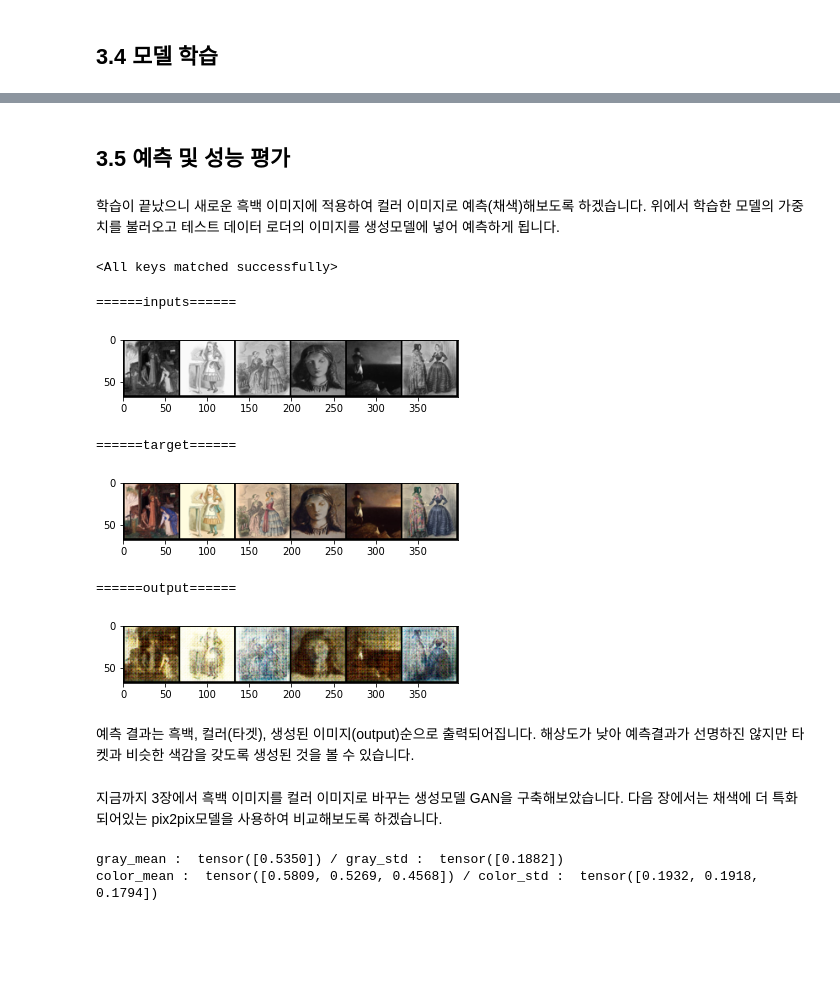
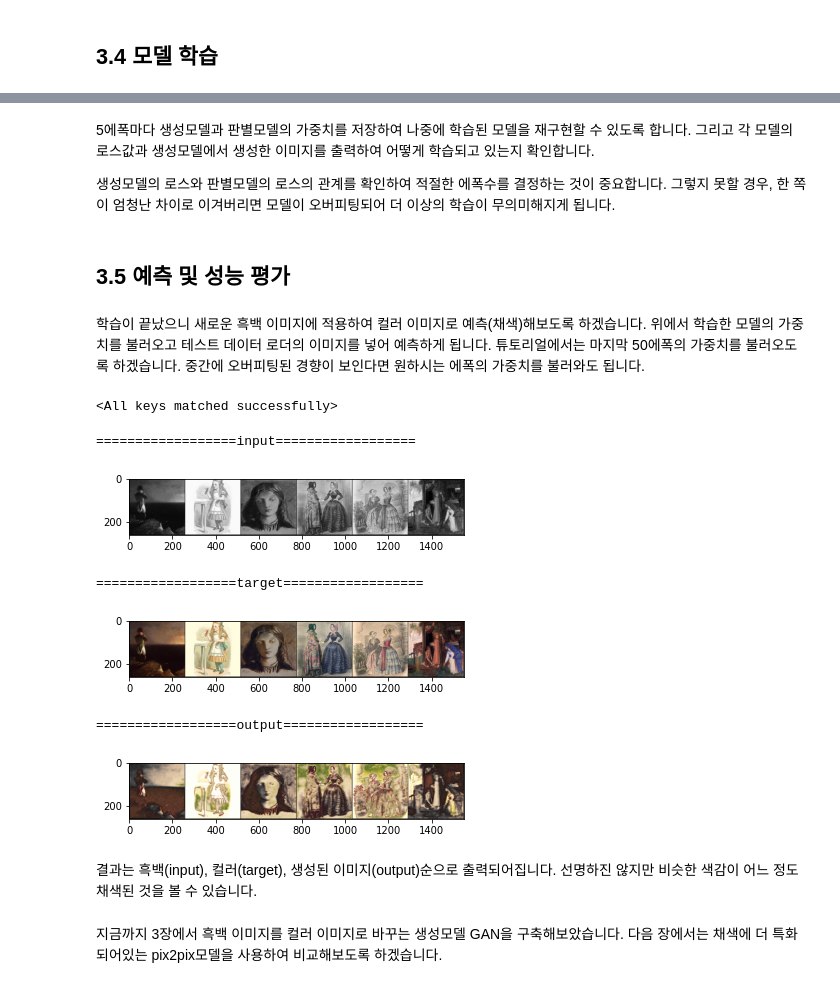
Before and after one commit to Pseudo-Lab/Tutorial-Book, a Jupyter notebook: book/chapters/GAN/Ch3-GAN.ipynb, the cells around one changed output, grey strips where cells are left out. Cells and saved outputs as stored; diff of their text form; code cells hidden in the pictures; blank space fills up the shorter version.

```diff
--- a/book/chapters/GAN/Ch3-GAN.ipynb
+++ b/book/chapters/GAN/Ch3-GAN.ipynb
@@ -110,6 +112,6 @@ torch.Size([32, 1, 64, 64]) torch.Size([32, 3, 64, 64])
 # %%
 test_loader = DataLoader(
-    victorianDataset(test_root, transforms_=transforms_),
+    VictorianDataset(test_root, transforms_=transforms_),
     batch_size=test_batch_size,
     shuffle=True
 )
@@ -246,42 +190,34 @@ class Discriminator(nn.Module):
     def __init__(self):
         super(Discriminator, self).__init__()
         self.main = nn.Sequential(
-            # batch_size * 3 * 64 * 64
             nn.Conv2d(3,64,kernel_size = 4, stride = 2, padding = 1, bias = False),
             nn.LeakyReLU(0.2, inplace = True),
 
-            # batch_size * 64 * 32 * 32
             nn.Conv2d(64,128,kernel_size = 4, stride = 2, padding = 1, bias = False),
             nn.BatchNorm2d(128),
             nn.LeakyReLU(0.2, inplace = True),
 
-            # batch _size * 64 * 32 * 32
             nn.Conv2d(128, 128, kernel_size = 1, stride = 1, padding = 0, bias = False),
             nn.BatchNorm2d(128),
             nn.LeakyReLU(0.2, inplace = True),
 
-            # batch_size * 128 * 16 * 16
             nn.Conv2d(128, 256, kernel_size = 4, stride = 2, padding = 1, bias = False),
             nn.BatchNorm2d(256),
             nn.LeakyReLU(0.2, inplace = True),
 
-            # batch_size * 256 * 8 * 8
             nn.Conv2d(256, 512, kernel_size = 4, stride = 2, padding = 1, bias = False),
             nn.BatchNorm2d(512),
             nn.LeakyReLU(0.2, inplace = True),
 
-            # batch_size * 512 * 4 * 4
             nn.Conv2d(512, 1024, kernel_size = 4, stride = 2, padding = 1, bias = False),
             nn.BatchNorm2d(1024),
             nn.LeakyReLU(0.2, inplace = True),
 
-            # batch_size * 1024 * 2 * 2
             )
 
 
-        # batch_size * 1024 * 2 * 2
         self.fc = nn.Sequential(
-            nn.Linear(1024 * 2 * 2 , 1024),
+            nn.Linear(1024 * 8 * 8 , 1024),
             nn.LeakyReLU(0.2),
             nn.Linear(1024, 256),
             nn.LeakyReLU(0.2),
@@ -354,5 +292,5 @@ Discriminator(
 # %%
-max_epoch = 100
+max_epoch = 50
 optimizerD = torch.optim.Adam(Discri.parameters(), lr = 0.0002,betas = (0.5, 0.999))
 optimizerG = torch.optim.Adam(Gener.parameters(), lr = 0.0002, betas = (0.5, 0.999))
 # %%
@@ -442,77 +378,54 @@ for epoch in range(max_epoch):
+# %% [markdown]
+5에폭마다 생성모델과 판별모델의 가중치를 저장하여 나중에 학습된 모델을 재구현할 수 있도록 합니다. 그리고 각 모델의 로스값과 생성모델에서 생성한 이미지를 출력하여 어떻게 학습되고 있는지 확인합니다.
+
+생성모델의 로스와 판별모델의 로스의 관계를 확인하여 적절한 에폭수를 결정하는 것이 중요합니다. 그렇지 못할 경우, 한 쪽이 엄청난 차이로 이겨버리면 모델이 오버피팅되어 더 이상의 학습이 무의미해지게 됩니다.
 # %% [markdown]
 ## 3.5 예측 및 성능 평가
 # %% [markdown]
-학습이 끝났으니 새로운 흑백 이미지에 적용하여 컬러 이미지로 예측(채색)해보도록 하겠습니다. 위에서 학습한 모델의 가중치를 불러오고 테스트 데이터 로더의 이미지를 생성모델에 넣어 예측하게 됩니다.
+학습이 끝났으니 새로운 흑백 이미지에 적용하여 컬러 이미지로 예측(채색)해보도록 하겠습니다. 위에서 학습한 모델의 가중치를 불러오고 테스트 데이터 로더의 이미지를 넣어 예측하게 됩니다. 튜토리얼에서는 마지막 50에폭의 가중치를 불러오도록 하겠습니다. 중간에 오버피팅된 경향이 보인다면 원하시는 에폭의 가중치를 불러와도 됩니다.
 # %%
-Gener.load_state_dict(torch.load("generator_%d.pth" % (max_epoch)))
-Discri.load_state_dict(torch.load("discriminator_%d.pth" % (max_epoch)))
+Gener.load_state_dict(torch.load("generator_50.pth" ))
+Discri.load_state_dict(torch.load("discriminator_50.pth" ))
 # %% [output]
 <All keys matched successfully>
 # %%
 Discri.eval()
 Gener.eval()
 
-fixed_noise = torch.randn(test_batch_size, 1, 64, 64).uniform_(0,1)
+fixed_noise = torch.randn(test_batch_size, 1, img_height, img_width).uniform_(0,1)
 
 for i, data in enumerate(test_loader,0) :
     images, label = data['A'], data['B']
 
     if len(data['A']) != test_batch_size:
         continue
 
-    grays = torch.from_numpy(np.resize(images.numpy(), (test_batch_size, 1, 64, 64)))
+    grays = torch.from_numpy(np.resize(images.numpy(), (test_batch_size, 1, img_height, img_width)))
     gray = Variable(torch.cat([grays,fixed_noise],dim = 1).cuda(gpu))
 
     output = Gener(gray)
 
     inputs = torchvision.utils.make_grid(grays)
     labels = torchvision.utils.make_grid(label)
     out = torchvision.utils.make_grid(output.data)
 
-    print('======inputs======')
+    print('==================input==================')
     plt.imshow(np.clip(inputs.cpu().numpy().transpose((1,2,0)), 0, 1))
     plt.show()
-    print('======target======')
+    print('==================target==================')
     plt.imshow(np.clip(labels.cpu().numpy().transpose((1,2,0)), 0, 1))
     plt.show()
-    print('======output======')
+    print('==================output==================')
     plt.imshow(np.clip(out.cpu().numpy().transpose((1,2,0)), 0, 1))
     plt.show()
 # %% [output]
-======inputs======
+==================input==================
-[figure, old version]
+[figure, new version]
-======target======
+==================target==================
-[figure, old version]
+[figure, new version]
-======output======
+==================output==================
-[figure, old version]
+[figure, new version]
 # %% [markdown]
-예측 결과는 흑백, 컬러(타겟), 생성된 이미지(output)순으로 출력되어집니다. 해상도가 낮아 예측결과가 선명하진 않지만 타켓과 비슷한 색감을 갖도록 생성된 것을 볼 수 있습니다.
+결과는 흑백(input), 컬러(target), 생성된 이미지(output)순으로 출력되어집니다. 선명하진 않지만 비슷한 색감이 어느 정도 채색된 것을 볼 수 있습니다.
 # %% [markdown]
 지금까지 3장에서 흑백 이미지를 컬러 이미지로 바꾸는 생성모델 GAN을 구축해보았습니다. 다음 장에서는 채색에 더 특화되어있는 pix2pix모델을 사용하여 비교해보도록 하겠습니다.
-# %%
-nimages = 400
-gray_mean = 0.
-gray_std = 0.
-color_mean = 0.
-color_std = 0.
-for data in train_loader:
-    gray, color = data['A'], data['B']
-    # Rearrange batch to be the shape of [B, C, W * H]
-    gray = gray.view(gray.size(0), gray.size(1), -1)
-    color = color.view(color.size(0), color.size(1), -1)
-    # Compute mean and std here
-    gray_mean += gray.mean(2).sum(0)
-    gray_std += gray.std(2).sum(0)
-    color_mean += color.mean(2).sum(0)
-    color_std += color.std(2).sum(0)
-
-# Final step
-gray_mean /= nimages
-gray_std /= nimages
-color_mean /= nimages
-color_std /= nimages
-print('gray_mean : ', gray_mean, '/ gray_std : ', gray_std)
-print('color_mean : ', color_mean, '/ color_std : ',color_std)
-# %% [output]
-gray_mean :  tensor([0.5350]) / gray_std :  tensor([0.1882])
-color_mean :  tensor([0.5809, 0.5269, 0.4568]) / color_std :  tensor([0.1932, 0.1918, 0.1794])
```
Also changed, not shown: parts of 26 cells of this notebook, 1 other file.
